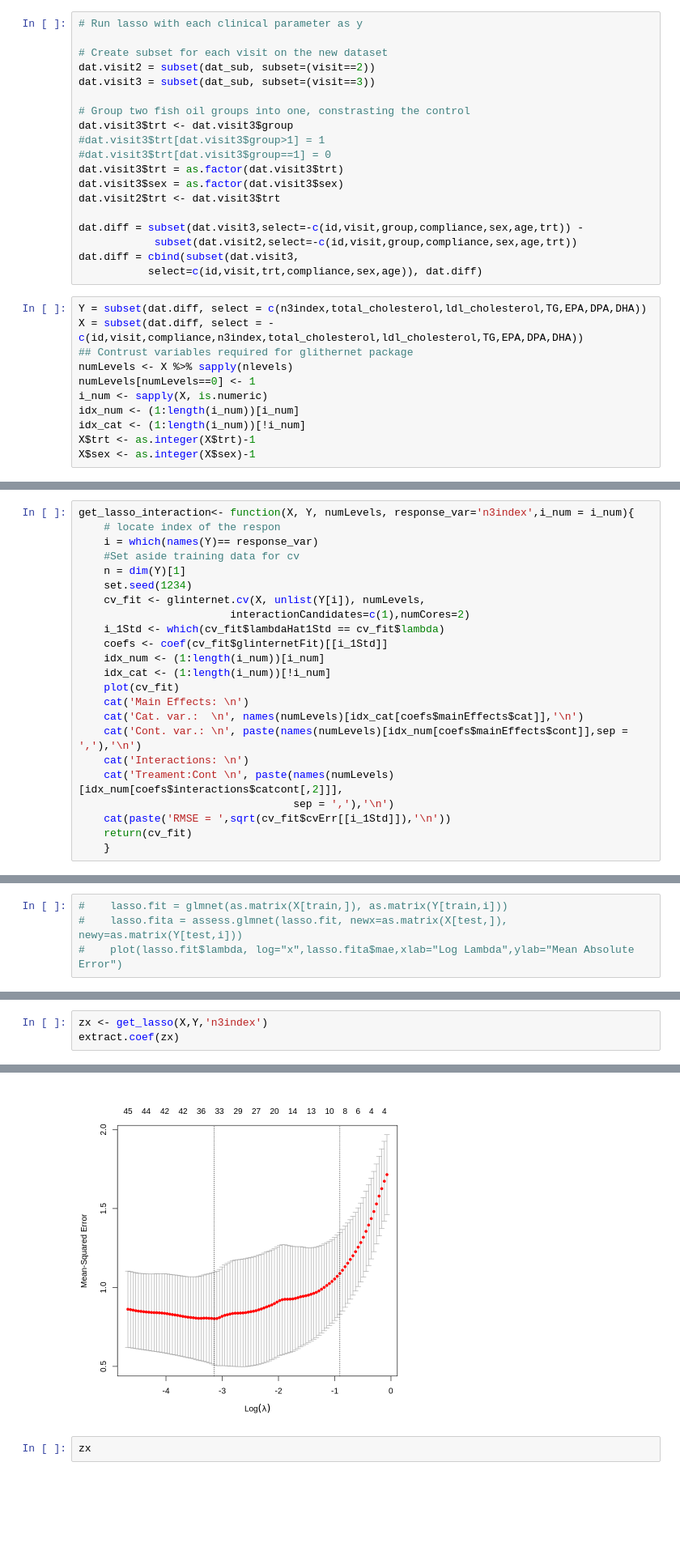
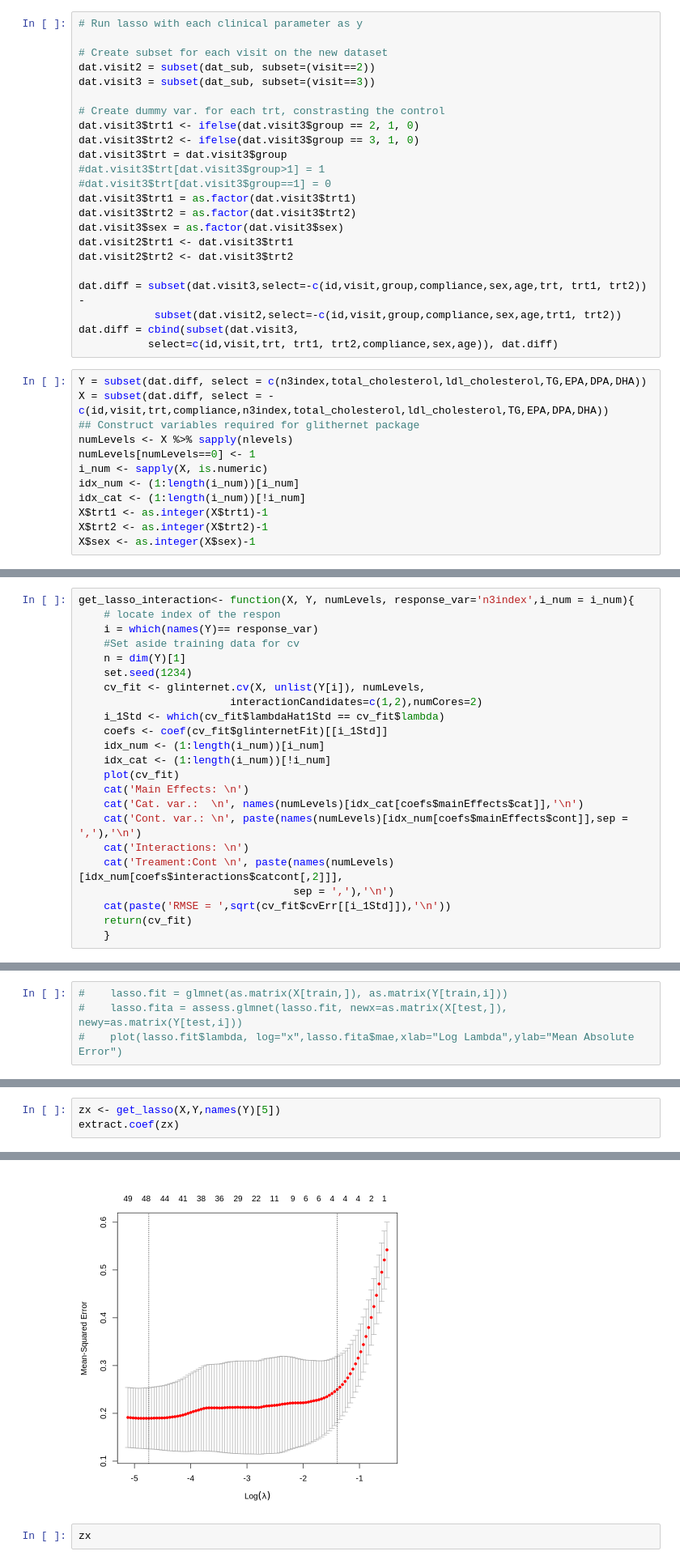
Before and after one commit to xlai/lipids, a Jupyter notebook: analysis_lasso.ipynb, the cells around one changed output, grey strips where cells are left out. Shown at 81% size. Saved outputs shown, nothing was run; the diff lists cells and outputs as text; blank space fills up the shorter version.

Commit message:
Added explicit dummy variables for two treatments

```diff
--- a/analysis_lasso.ipynb
+++ b/analysis_lasso.ipynb
@@ -71,28 +71,33 @@ legend("bottomright", legend = as.vector(unique(dat_sub$group)),
 dat.visit2 = subset(dat_sub, subset=(visit==2))
 dat.visit3 = subset(dat_sub, subset=(visit==3))
 
-# Group two fish oil groups into one, constrasting the control
-dat.visit3$trt <- dat.visit3$group
+# Create dummy var. for each trt, constrasting the control
+dat.visit3$trt1 <- ifelse(dat.visit3$group == 2, 1, 0)
+dat.visit3$trt2 <- ifelse(dat.visit3$group == 3, 1, 0)
+dat.visit3$trt = dat.visit3$group
 #dat.visit3$trt[dat.visit3$group>1] = 1
 #dat.visit3$trt[dat.visit3$group==1] = 0
-dat.visit3$trt = as.factor(dat.visit3$trt)
+dat.visit3$trt1 = as.factor(dat.visit3$trt1)
+dat.visit3$trt2 = as.factor(dat.visit3$trt2)
 dat.visit3$sex = as.factor(dat.visit3$sex)
-dat.visit2$trt <- dat.visit3$trt
+dat.visit2$trt1 <- dat.visit3$trt1
+dat.visit2$trt2 <- dat.visit3$trt2
 
-dat.diff = subset(dat.visit3,select=-c(id,visit,group,compliance,sex,age,trt)) -
-            subset(dat.visit2,select=-c(id,visit,group,compliance,sex,age,trt))
+dat.diff = subset(dat.visit3,select=-c(id,visit,group,compliance,sex,age,trt, trt1, trt2)) -
+            subset(dat.visit2,select=-c(id,visit,group,compliance,sex,age,trt1, trt2))
 dat.diff = cbind(subset(dat.visit3,
-           select=c(id,visit,trt,compliance,sex,age)), dat.diff)
+           select=c(id,visit,trt, trt1, trt2,compliance,sex,age)), dat.diff)
 # %%
 Y = subset(dat.diff, select = c(n3index,total_cholesterol,ldl_cholesterol,TG,EPA,DPA,DHA))
-X = subset(dat.diff, select = -c(id,visit,compliance,n3index,total_cholesterol,ldl_cholesterol,TG,EPA,DPA,DHA))
-## Contrust variables required for glithernet package
+X = subset(dat.diff, select = -c(id,visit,trt,compliance,n3index,total_cholesterol,ldl_cholesterol,TG,EPA,DPA,DHA))
+## Construct variables required for glithernet package
 numLevels <- X %>% sapply(nlevels)
 numLevels[numLevels==0] <- 1
 i_num <- sapply(X, is.numeric)
 idx_num <- (1:length(i_num))[i_num]
 idx_cat <- (1:length(i_num))[!i_num]
-X$trt <- as.integer(X$trt)-1
+X$trt1 <- as.integer(X$trt1)-1
+X$trt2 <- as.integer(X$trt2)-1
 X$sex <- as.integer(X$sex)-1
 # %% [markdown]
 There is a group analogue to the lasso, called the group-lasso [Yuan and Lin, 2006], that sets groups of variables to zero. The idea behind this method is to set up main effects and interactions via groups of variables, and then perform parameter selection via the group-lasso.
@@ -107,7 +112,7 @@ get_lasso_interaction<- function(X, Y, numLevels, response_var='n3index',i_num =
     n = dim(Y)[1]
     set.seed(1234)
     cv_fit <- glinternet.cv(X, unlist(Y[i]), numLevels,
-                        interactionCandidates=c(1),numCores=2)
+                        interactionCandidates=c(1,2),numCores=2)
     i_1Std <- which(cv_fit$lambdaHat1Std == cv_fit$lambda)
     coefs <- coef(cv_fit$glinternetFit)[[i_1Std]]
     idx_num <- (1:length(i_num))[i_num]
@@ -166,4 +228,4 @@ RMSE =  0.660485173579217
 # %%
-zx <- get_lasso(X,Y,'n3index')
+zx <- get_lasso(X,Y,names(Y)[5])
 extract.coef(zx)
 # %% [output]
@@ -193,4 +255,4 @@ A data.frame: 35 × 3
-[figure, old version]
+[figure, new version]
 # %%
 zx
 # %% [output]
```
Also changed, not shown: parts of 8 cells of this notebook.
